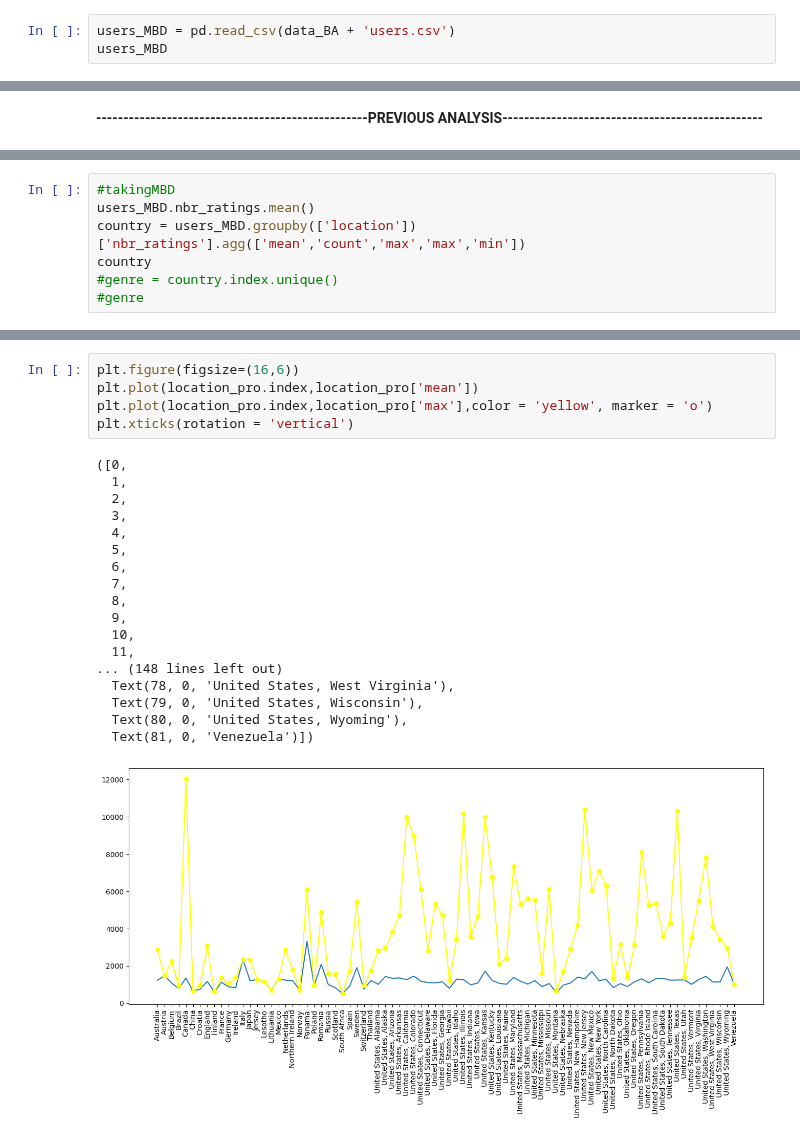
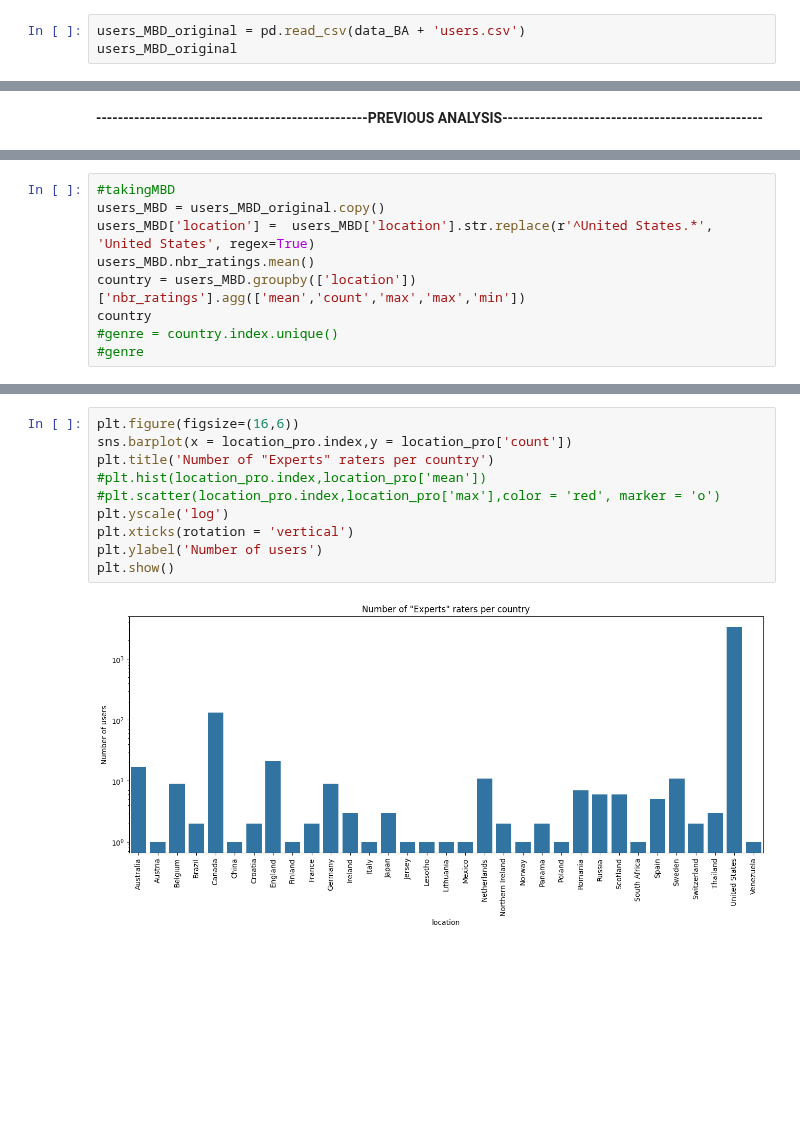
Before and after one commit to epfl-ada/ada-2023-project-remontada, a Jupyter notebook: ProjectM1.ipynb, the cells around one changed output, grey strips where cells are left out. Saved outputs shown, nothing was run; the diff lists cells and outputs as text; blank space fills up the shorter version.

Commit message:
Users_MBD_plots

```diff
--- a/ProjectM1.ipynb
+++ b/ProjectM1.ipynb
@@ -97,8 +98,8 @@ breweries_MBD
 | 8280 | 1613 | United States, Florida | Panama City Brewery & Cafe | 5 | 274 | United States, Florida | Panama City Brewery | 5 | 0.422609 | 0.834015 |
 8281 rows × 10 columns
 # %%
-users_MBD = pd.read_csv(data_BA + 'users.csv')
-users_MBD
+users_MBD_original = pd.read_csv(data_BA + 'users.csv')
+users_MBD_original
 # %% [output]
 |  | nbr_ratings | nbr_reviews | user_id | user_name | joined | location |
 | 0 | 7820 | 465 | nmann08.184925 | nmann08 | 1.199704e+09 | United States, Washington |
@@ -200,5 +219,7 @@ users_RB
 # %%
 #takingMBD
+users_MBD = users_MBD_original.copy()
+users_MBD['location'] =  users_MBD['location'].str.replace(r'^United States.*', 'United States', regex=True)
 users_MBD.nbr_ratings.mean()
 country = users_MBD.groupby(['location'])['nbr_ratings'].agg(['mean','count','max','max','min'])
 country
@@ -296,24 +348,12 @@ location_pro
 # %%
 plt.figure(figsize=(16,6))
-plt.plot(location_pro.index,location_pro['mean'])
-plt.plot(location_pro.index,location_pro['max'],color = 'yellow', marker = 'o')
+sns.barplot(x = location_pro.index,y = location_pro['count'])
+plt.title('Number of "Experts" raters per country')
+#plt.hist(location_pro.index,location_pro['mean'])
+#plt.scatter(location_pro.index,location_pro['max'],color = 'red', marker = 'o')
+plt.yscale('log')
 plt.xticks(rotation = 'vertical')
+plt.ylabel('Number of users')
+plt.show()
 # %% [output]
-([0,
-  1,
-  2,
-  3,
-  4,
-  5,
-  6,
-  7,
-  8,
-  9,
-  10,
-  11,
-... (148 lines left out)
-  Text(78, 0, 'United States, West Virginia'),
-  Text(79, 0, 'United States, Wisconsin'),
-  Text(80, 0, 'United States, Wyoming'),
-  Text(81, 0, 'Venezuela')])
-[figure, old version]
+[figure, new version]
```
Also changed, not shown: parts of 19 cells of this notebook.
